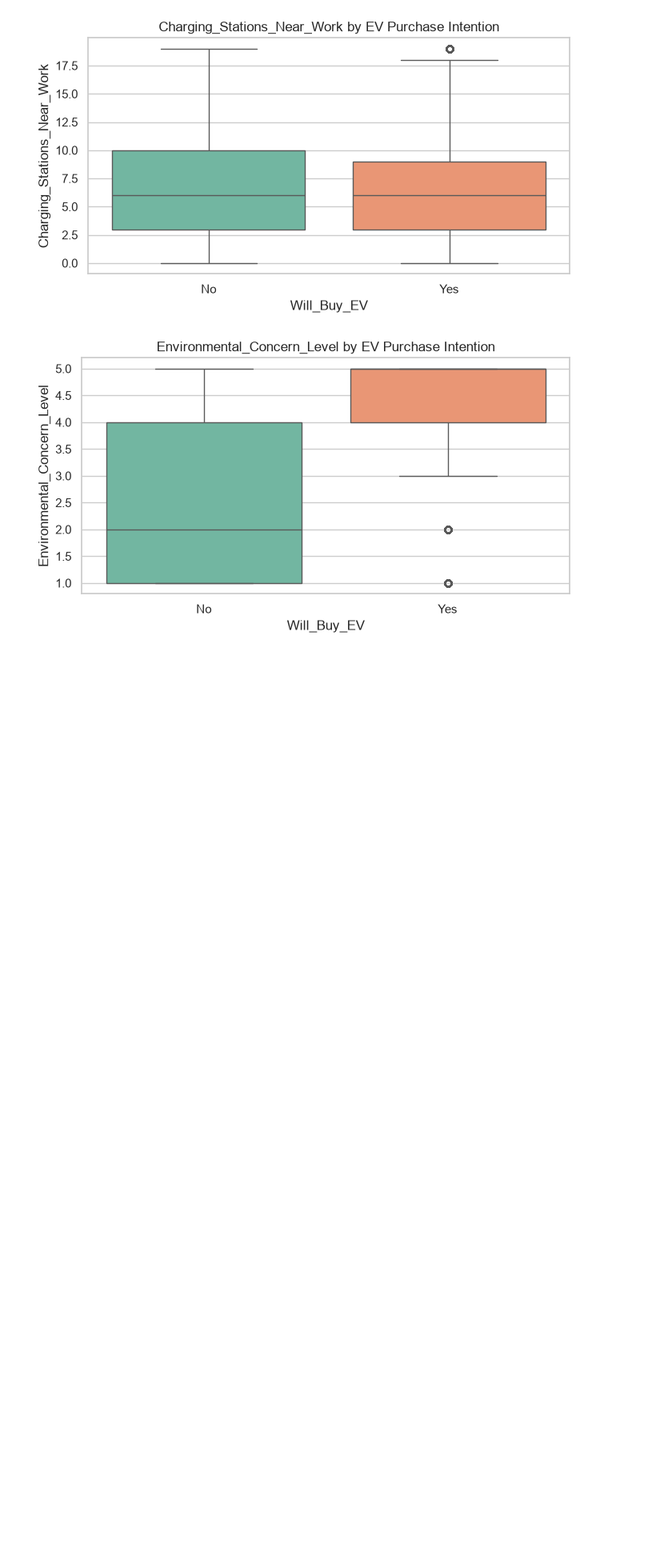
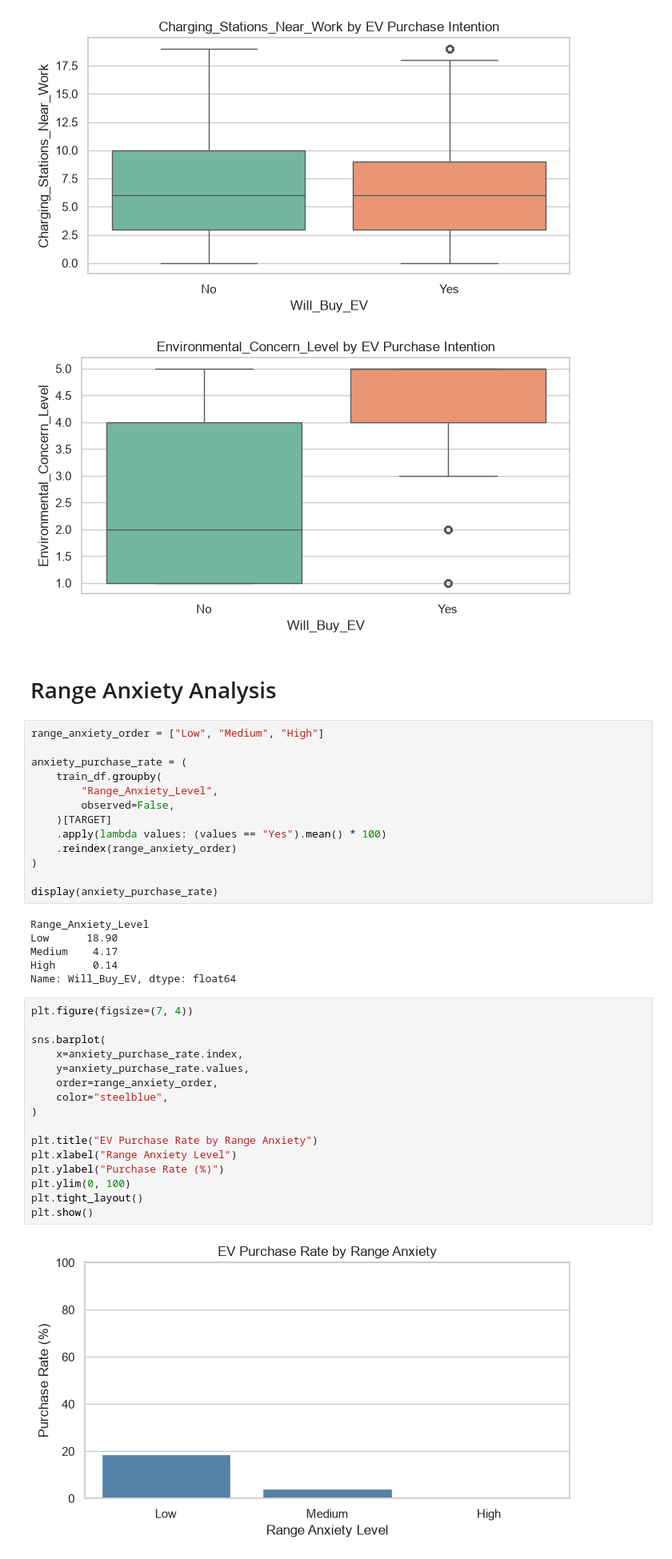
Before and after one commit to Zaine2k/EVPredictor, a Jupyter notebook: exploration/eda.ipynb, the cells around one changed output. Shown at 80% size. Cells and saved outputs as stored; diff of their text form; blank space fills up the shorter version.

Commit message:
Added Categorical variable analysis

```diff
--- a/exploration/eda.ipynb
+++ b/exploration/eda.ipynb
@@ -182,3 +218,42 @@ for column in numeric_columns:
 [figure]
 [figure]
 [figure]
+# %% [markdown]
+# Range Anxiety Analysis
+# %%
+range_anxiety_order = ["Low", "Medium", "High"]
+
+anxiety_purchase_rate = (
+    train_df.groupby(
+        "Range_Anxiety_Level",
+        observed=False,
+    )[TARGET]
+    .apply(lambda values: (values == "Yes").mean() * 100)
+    .reindex(range_anxiety_order)
+)
+
+display(anxiety_purchase_rate)
+# %% [output]
+Range_Anxiety_Level
+Low      18.90
+Medium    4.17
+High      0.14
+Name: Will_Buy_EV, dtype: float64
+# %%
+plt.figure(figsize=(7, 4))
+
+sns.barplot(
+    x=anxiety_purchase_rate.index,
+    y=anxiety_purchase_rate.values,
+    order=range_anxiety_order,
+    color="steelblue",
+)
+
+plt.title("EV Purchase Rate by Range Anxiety")
+plt.xlabel("Range Anxiety Level")
+plt.ylabel("Purchase Rate (%)")
+plt.ylim(0, 100)
+plt.tight_layout()
+plt.show()
+# %% [output]
+[figure, added]
```
Also changed, not shown: parts of 2 cells of this notebook.
